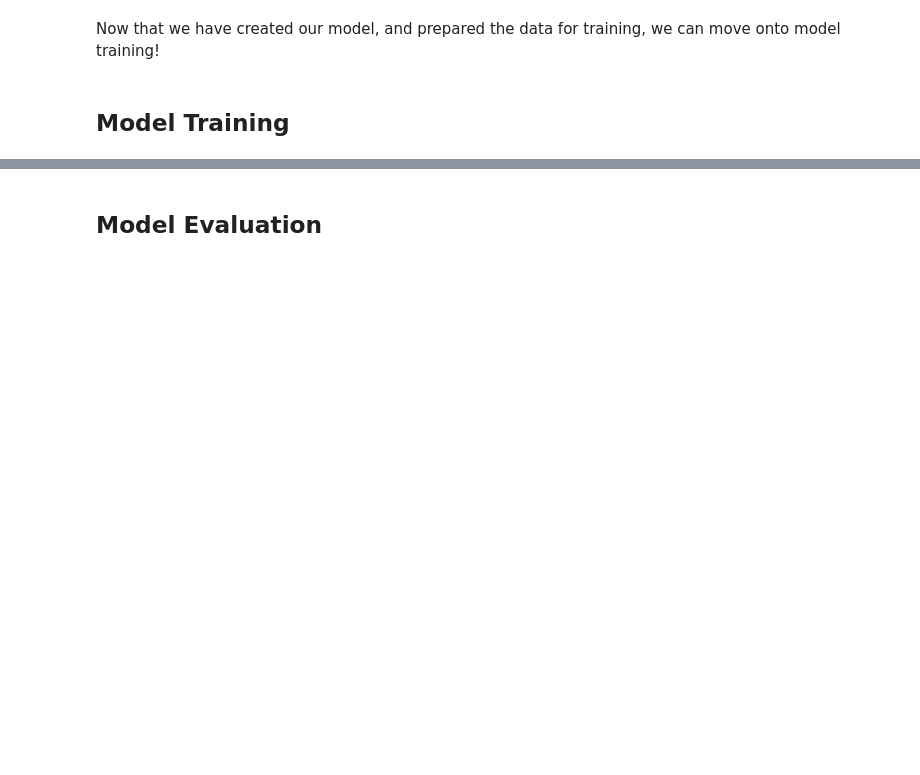
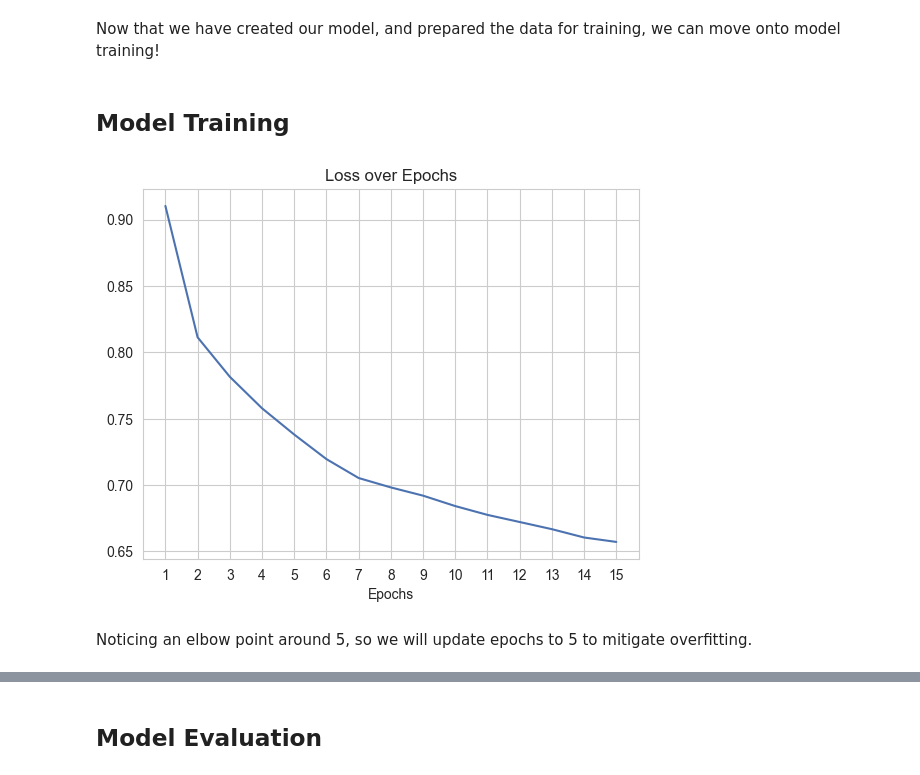
Before and after one commit to scottpitcher/Customer_RecommendationSystem, a Jupyter notebook: main.ipynb, the cells around one changed output, grey strips where cells are left out. Saved outputs shown, nothing was run; the diff lists cells and outputs as text; code cells hidden in the pictures; blank space fills up the shorter version.

```diff
--- a/main.ipynb
+++ b/main.ipynb
@@ -18,7 +20,7 @@ print(device)
 # %%
 # Setting Hyperparameters
 batch_size = 64
-epochs = 30
+epochs = 15
 # %% [markdown]
 ## Data Loading, Cleaning, and Preprocessing
 # %% [markdown]
@@ -171,0 +224,10 @@ training_loop(epochs)
+# %%
+sns.lineplot(loss_dict)
+plt.title("Loss over Epochs")
+plt.xlabel("Epochs")
+plt.xticks(range(1,epochs+1))
+plt.show()
+# %% [output]
+[figure, added]
+# %% [markdown]
+Noticing an elbow point around 5, so we will update epochs to 5 to mitigate overfitting.
```
Also changed, not shown: parts of 24 cells of this notebook.
